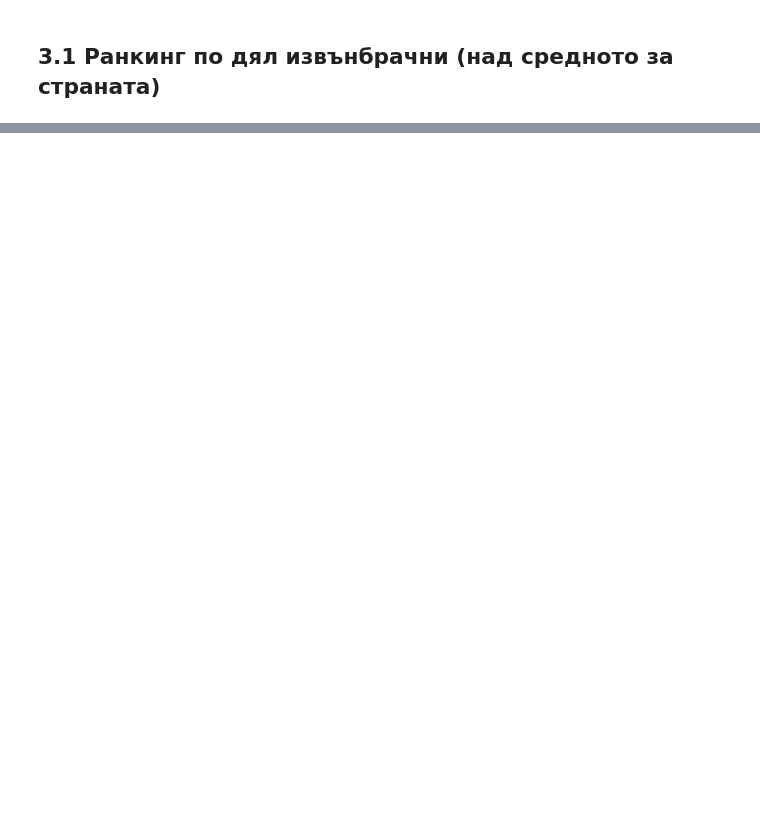
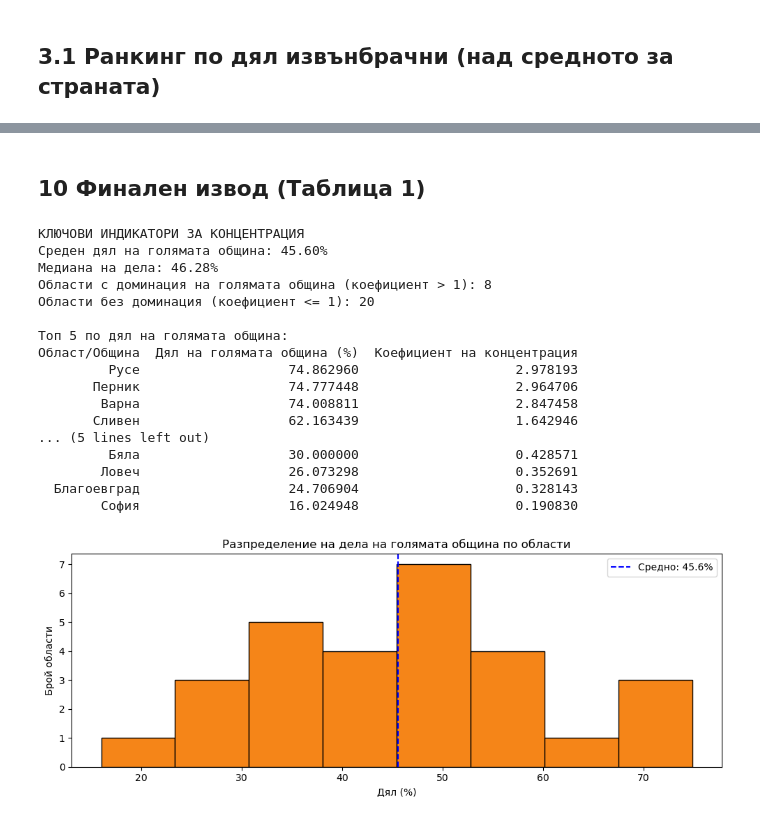
Before and after one commit to clickcafence/live_births, a Jupyter notebook: main.ipynb, the cells around one changed output, grey strips where cells are left out. Cells and saved outputs as stored; diff of their text form; code cells hidden in the pictures; blank space fills up the shorter version.

```diff
--- a/main.ipynb
+++ b/main.ipynb
@@ -398,0 +591,51 @@ plt.show()
+# %% [markdown]
+## 10 Финален извод (Таблица 1)
+# %%
+summary = result.copy()
+
+mean_share = summary['Дял на голямата община (%)'].mean()
+median_share = summary['Дял на голямата община (%)'].median()
+
+dominant_count = (summary['Коефициент на концентрация'] > 1).sum()
+balanced_or_periphery_count = (summary['Коефициент на концентрация'] <= 1).sum()
+
+print('КЛЮЧОВИ ИНДИКАТОРИ ЗА КОНЦЕНТРАЦИЯ')
+print(f'Среден дял на голямата община: {mean_share:.2f}%')
+print(f'Медиана на дела: {median_share:.2f}%')
+print(f'Области с доминация на голямата община (коефициент > 1): {dominant_count}')
+print(f'Области без доминация (коефициент <= 1): {balanced_or_periphery_count}')
+
+print('\nТоп 5 по дял на голямата община:')
+print(summary[['Област/Община', 'Дял на голямата община (%)', 'Коефициент на концентрация']].head(5).to_string(index=False))
+
+print('\nПоследни 5 по дял на голямата община:')
+print(summary[['Област/Община', 'Дял на голямата община (%)', 'Коефициент на концентрация']].tail(5).to_string(index=False))
+
+plt.figure(figsize=(10, 4))
+plt.hist(summary['Дял на голямата община (%)'], bins=8, color='#F58518', edgecolor='black')
+plt.axvline(mean_share, color='blue', linestyle='--', label=f'Средно: {mean_share:.1f}%')
+plt.title('Разпределение на дела на голямата община по области')
+plt.xlabel('Дял (%)')
+plt.ylabel('Брой области')
+plt.legend()
+plt.tight_layout()
+plt.show()
+# %% [output]
+КЛЮЧОВИ ИНДИКАТОРИ ЗА КОНЦЕНТРАЦИЯ
+Среден дял на голямата община: 45.60%
+Медиана на дела: 46.28%
+Области с доминация на голямата община (коефициент > 1): 8
+Области без доминация (коефициент <= 1): 20
+
+Топ 5 по дял на голямата община:
+Област/Община  Дял на голямата община (%)  Коефициент на концентрация
+         Русе                   74.862960                    2.978193
+       Перник                   74.777448                    2.964706
+        Варна                   74.008811                    2.847458
+       Сливен                   62.163439                    1.642946
+... (5 lines left out)
+         Бяла                   30.000000                    0.428571
+        Ловеч                   26.073298                    0.352691
+  Благоевград                   24.706904                    0.328143
+        София                   16.024948                    0.190830
+[figure, added]
```
Also changed, not shown: parts of 6 cells of this notebook, 3 other files.
